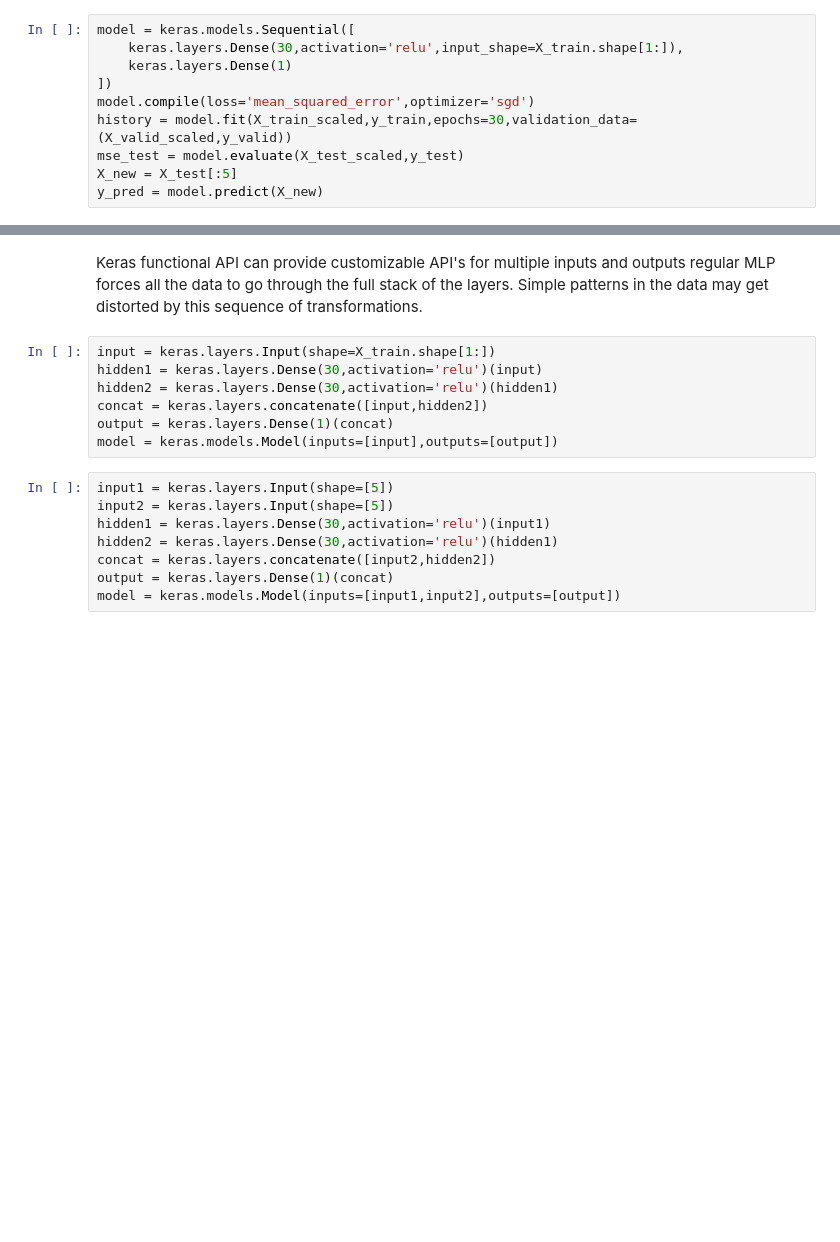
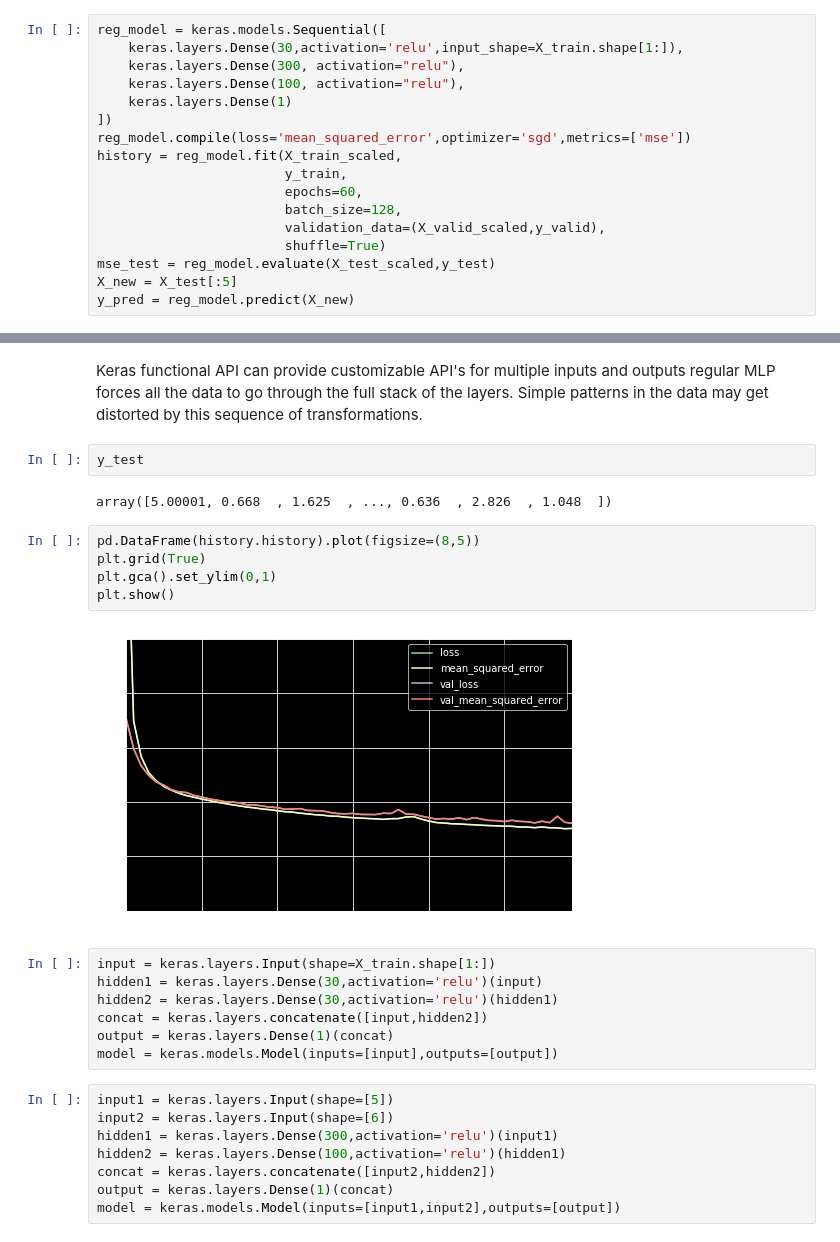
Before and after one commit to asbharath/MachineLearning, a Jupyter notebook: Neural Networks and Deep Learning/Neural Networks.ipynb, the cells around one changed output, grey strips where cells are left out. Cells and saved outputs as stored; diff of their text form; blank space fills up the shorter version.

```diff
--- a/Neural Networks and Deep Learning/Neural Networks.ipynb
+++ b/Neural Networks and Deep Learning/Neural Networks.ipynb
@@ -294,14 +294,21 @@ X_train_scaled = scaler.fit_transform(X_train)
 X_valid_scaled = scaler.transform(X_valid)
 X_test_scaled = scaler.transform(X_test)
 # %%
-model = keras.models.Sequential([
+reg_model = keras.models.Sequential([
     keras.layers.Dense(30,activation='relu',input_shape=X_train.shape[1:]),
+    keras.layers.Dense(300, activation="relu"),
+    keras.layers.Dense(100, activation="relu"),
     keras.layers.Dense(1)
 ])
-model.compile(loss='mean_squared_error',optimizer='sgd')
-history = model.fit(X_train_scaled,y_train,epochs=30,validation_data=(X_valid_scaled,y_valid))
-mse_test = model.evaluate(X_test_scaled,y_test)
+reg_model.compile(loss='mean_squared_error',optimizer='sgd',metrics=['mse'])
+history = reg_model.fit(X_train_scaled,
+                        y_train,
+                        epochs=60,
+                        batch_size=128,
+                        validation_data=(X_valid_scaled,y_valid),
+                        shuffle=True)
+mse_test = reg_model.evaluate(X_test_scaled,y_test)
 X_new = X_test[:5]
-y_pred = model.predict(X_new)
+y_pred = reg_model.predict(X_new)
 # %% [output]
 Train on 11610 samples, validate on 3870 samples
@@ -324,6 +331,17 @@ Epoch 30/30
 # %% [markdown]
 Keras functional API can provide customizable API's for multiple inputs and outputs
 regular MLP forces all the data to go through the full stack of the layers. Simple patterns in the data may get distorted by this sequence of transformations.
+# %%
+y_test
+# %% [output]
+array([5.00001, 0.668  , 1.625  , ..., 0.636  , 2.826  , 1.048  ])
+# %%
+pd.DataFrame(history.history).plot(figsize=(8,5))
+plt.grid(True)
+plt.gca().set_ylim(0,1)
+plt.show()
+# %% [output]
+[figure, added]
 # %%
 input = keras.layers.Input(shape=X_train.shape[1:])
 hidden1 = keras.layers.Dense(30,activation='relu')(input)
@@ -333,9 +351,9 @@ output = keras.layers.Dense(1)(concat)
 model = keras.models.Model(inputs=[input],outputs=[output])
 # %%
 input1 = keras.layers.Input(shape=[5])
-input2 = keras.layers.Input(shape=[5])
-hidden1 = keras.layers.Dense(30,activation='relu')(input1)
-hidden2 = keras.layers.Dense(30,activation='relu')(hidden1)
+input2 = keras.layers.Input(shape=[6])
+hidden1 = keras.layers.Dense(300,activation='relu')(input1)
+hidden2 = keras.layers.Dense(100,activation='relu')(hidden1)
 concat = keras.layers.concatenate([input2,hidden2])
 output = keras.layers.Dense(1)(concat)
 model = keras.models.Model(inputs=[input1,input2],outputs=[output])
```
Also changed, not shown: parts of 16 cells of this notebook.
